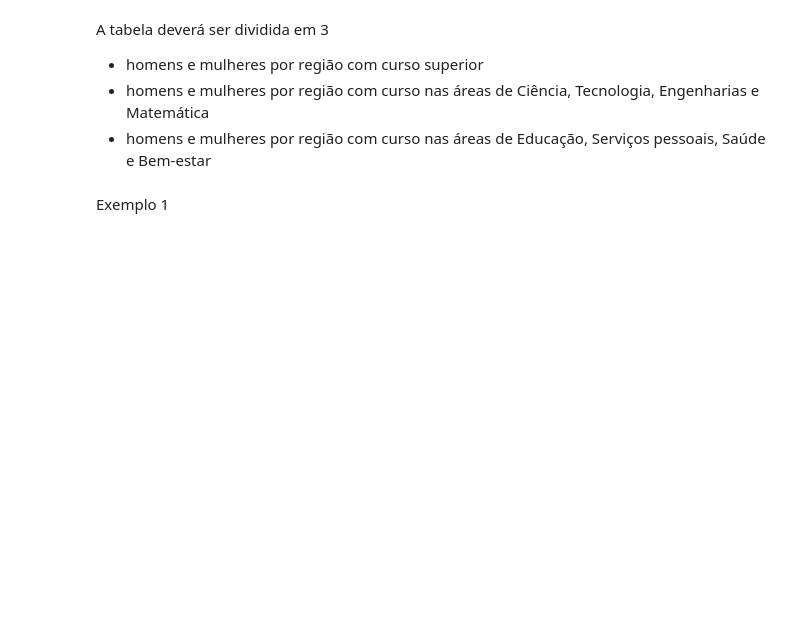
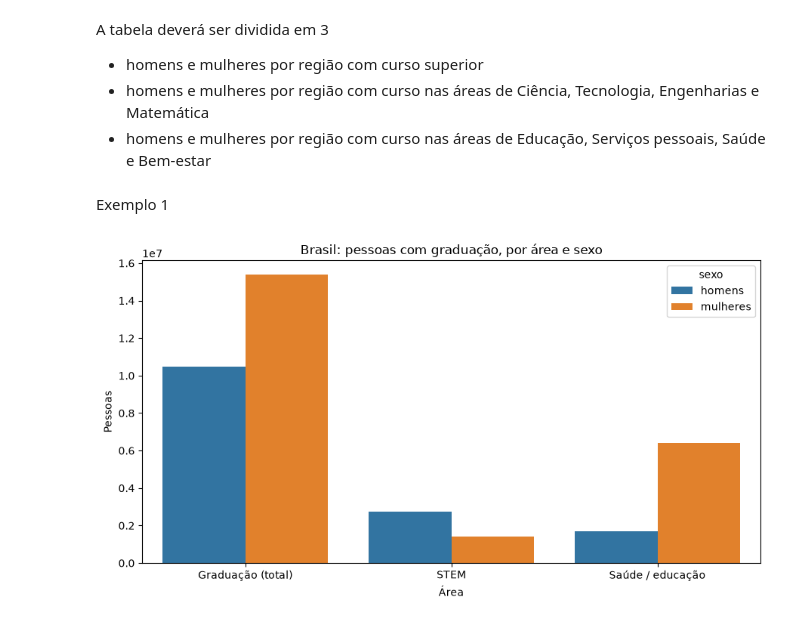
Before and after one commit to yslancirilo/analize_dados, a Jupyter notebook: aula3/Atividade_Aula3_Alunos.ipynb, the cells around one changed output. Cells and saved outputs as stored; diff of their text form; code cells hidden in the pictures; blank space fills up the shorter version.

```diff
--- a/aula3/Atividade_Aula3_Alunos.ipynb
+++ b/aula3/Atividade_Aula3_Alunos.ipynb
@@ -3,5 +5,5 @@ import pandas as pd
 # %%
-path =
+path = r'H:\3etapa_Py\aula3\Tabela_3_Areas_gerais_de_formacao_na_graduacao.xlsx'
 # %%
 formacao_bruto = pd.read_excel(path, header=None)
 # %%
@@ -27,3 +47,52 @@ formacao_total.columns = [
 formacao_total
 # %%
 formacao_total["percentual_mulheres"] = ((formacao_total['total_mulheres'] / formacao_total['total']) * 100).round(2)
+# %%
+
+formacao_bruto = pd.read_excel(path, header=None)
+
+formacao_total = formacao_bruto.iloc[3:36, 0:4].copy()
+formacao_total.columns = ["uf_regiao", "total", "total_homens", "total_mulheres"]
+formacao_total = formacao_total.reset_index(drop=True)
+for col in formacao_total.columns[1:]:
+    formacao_total[col] = pd.to_numeric(formacao_total[col], errors="coerce")
+
+formacao_stem = formacao_bruto.iloc[3:36, [0, 4, 5, 6]].copy()
+formacao_stem.columns = ["uf_regiao", "total", "homens", "mulheres"]
+formacao_stem = formacao_stem.reset_index(drop=True)
+for col in formacao_stem.columns[1:]:
+    formacao_stem[col] = pd.to_numeric(formacao_stem[col], errors="coerce")
+
+formacao_saude = formacao_bruto.iloc[3:36, [0, 7, 8, 9]].copy()
+formacao_saude.columns = ["uf_regiao", "total", "homens", "mulheres"]
+formacao_saude = formacao_saude.reset_index(drop=True)
+for col in formacao_saude.columns[1:]:
+    formacao_saude[col] = pd.to_numeric(formacao_saude[col], errors="coerce")
+
+
+brasil = pd.DataFrame(
+    {
+        "area": ["Graduação (total)", "STEM", "Saúde / educação"],
+        "homens": [
+            formacao_total.loc[formacao_total["uf_regiao"] == "Brasil", "total_homens"].item(),
+            formacao_stem.loc[formacao_stem["uf_regiao"] == "Brasil", "homens"].item(),
+            formacao_saude.loc[formacao_saude["uf_regiao"] == "Brasil", "homens"].item(),
+        ],
+        "mulheres": [
+            formacao_total.loc[formacao_total["uf_regiao"] == "Brasil", "total_mulheres"].item(),
+            formacao_stem.loc[formacao_stem["uf_regiao"] == "Brasil", "mulheres"].item(),
+            formacao_saude.loc[formacao_saude["uf_regiao"] == "Brasil", "mulheres"].item(),
+        ],
+    }
+)
+brasil_long = brasil.melt(id_vars="area", var_name="sexo", value_name="pessoas")
+
+fig, ax = plt.subplots(figsize=(9, 5))
+sns.barplot(data=brasil_long, x="area", y="pessoas", hue="sexo", ax=ax)
+ax.set_title("Brasil: pessoas com graduação, por área e sexo")
+ax.set_xlabel("Área")
+ax.set_ylabel("Pessoas")
+plt.tight_layout()
+plt.show()
+# %% [output]
+[figure, added]
```
Also changed, not shown: parts of 2 cells of this notebook, 9 other files.
